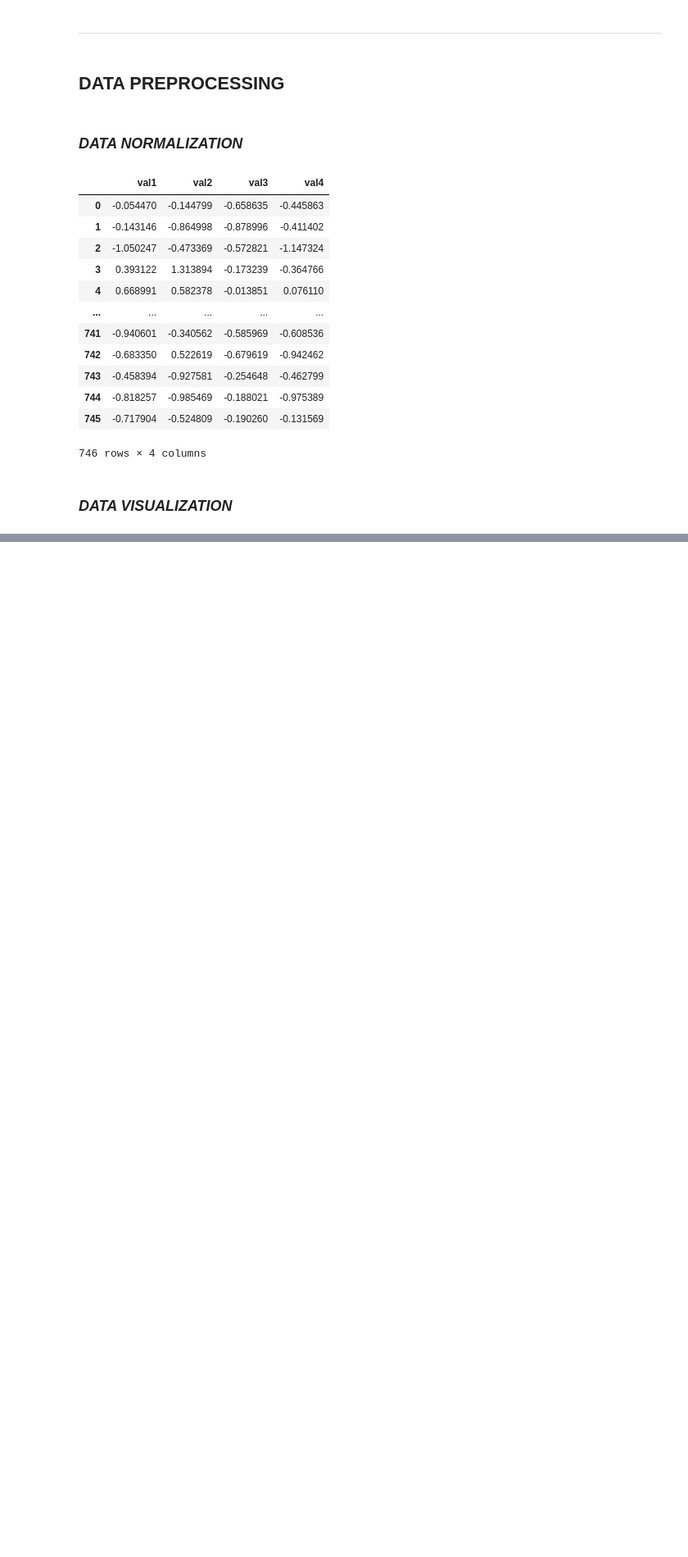
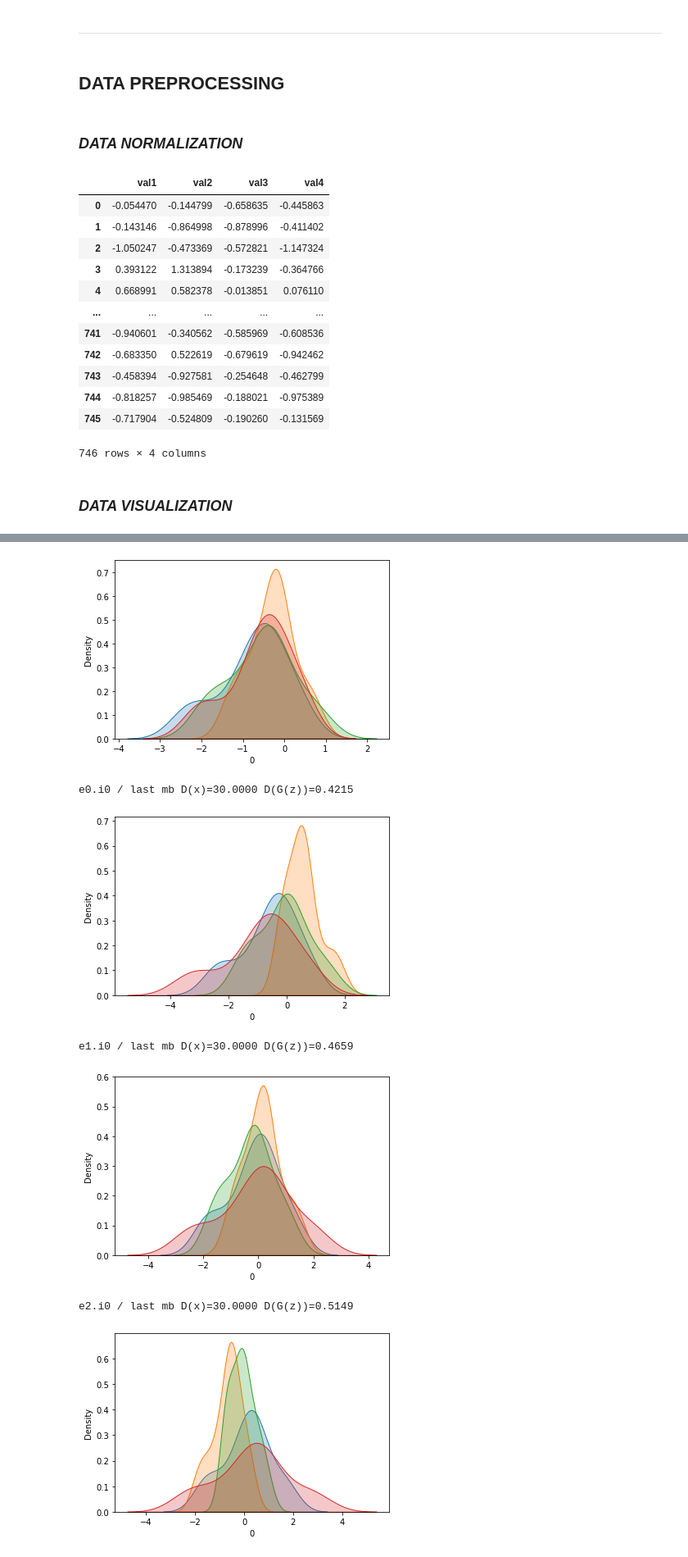
Before and after one commit to celine98/genhack, a Jupyter notebook: inference.ipynb, the cells around one changed output, grey strips where cells are left out. Shown: that part at 82% size. Saved outputs shown, nothing was run; the diff lists cells and outputs as text; code cells hidden in the pictures; blank space fills up the shorter version.

```diff
--- a/inference.ipynb
+++ b/inference.ipynb
@@ -74,0 +169,9 @@ No handles with labels found to put in legend.
+# %%
+batch_size = 25
+
+features = torch.tensor(train_df_normalized.values).to(device)
+true_targets = torch.ones((features.shape[0],1)).to(device)
+fake_targets = torch.zeros((features.shape[0],1)).to(device)
+
+train_ds = data_utils.TensorDataset(features, true_targets)
+train_ds_loader = data_utils.DataLoader(train_ds, batch_size=batch_size, shuffle=True)
@@ -74,0 +180,8 @@ No handles with labels found to put in legend.
+# %%
+optimizerD = optim.SGD(D.parameters(), lr=0.05)
+optimizerG = optim.SGD(G.parameters(), lr=0.05)
+# %%
+criterion = nn.BCELoss()
+n_epochs = 10
+fixed_noise = torch.randn(batch_size, 10).to(device)
+collect_x_gen = []
@@ -74,0 +192,56 @@ No handles with labels found to put in legend.
+# %%
+for epoch in range(n_epochs):
+
+    for i,data in enumerate(train_ds_loader, 0):
+
+        # STEP 1 : Discriminator optimization step
+
+        optimizerD.zero_grad()
+
+        x_real, y_real = iter(train_ds_loader).next()
+        x_real = x_real.float()
+        D_x_real = D(x_real)
+        lossD_real = criterion(D_x_real, torch.ones((x_real.shape[0],1)).to(device))
+
+        z = torch.randn(batch_size, 10).to(device)
+        x_gen = G(z).detach()
+        D_x_gen = D(x_gen)
+        lossD_fake = criterion(D_x_gen, torch.zeros((x_gen.shape[0],1)).to(device))
+
+        lossD = lossD_real + lossD_fake
+        lossD.backward()
+        optimizerD.step()
+
+        # STEP 2 : Discriminator optimization step
+
+        optimizerG.zero_grad()
+
+        z = torch.randn(batch_size, 10).to(device)
+        x_gen = G(z)
+
+        D_x_gen = D(x_gen)
+        lossG = criterion(D_x_gen, torch.ones((x_gen.shape[0],1)).to(device))
+
+        lossG.backward()
+        optimizerG.step()
+
+        if i%100 == 0:
+            x_gen = G(fixed_noise)
+            x_gen_df = pd.DataFrame(x_gen.cpu().detach().numpy())
+            for column in x_gen_df.columns:
+                sns.kdeplot(x_gen_df[column], shade=True)
+            plt.show()
+            print("e{}.i{} / last mb D(x)={:.4f} D(G(z))={:.4f}".format(
+                epoch, i, len(train_ds_loader), D_x_real.mean().item(), D_x_gen.mean().item()
+            ))
+
+    x_gen = G(fixed_noise)
+    collect_x_gen.append(x_gen.detach().clone())
+# %% [output]
+[figure, added]
+e0.i0 / last mb D(x)=30.0000 D(G(z))=0.4215
+[figure, added]
+e1.i0 / last mb D(x)=30.0000 D(G(z))=0.4659
+[figure, added]
+e2.i0 / last mb D(x)=30.0000 D(G(z))=0.5149
+[figure, added]
```
Also changed, not shown: parts of 17 cells of this notebook.
